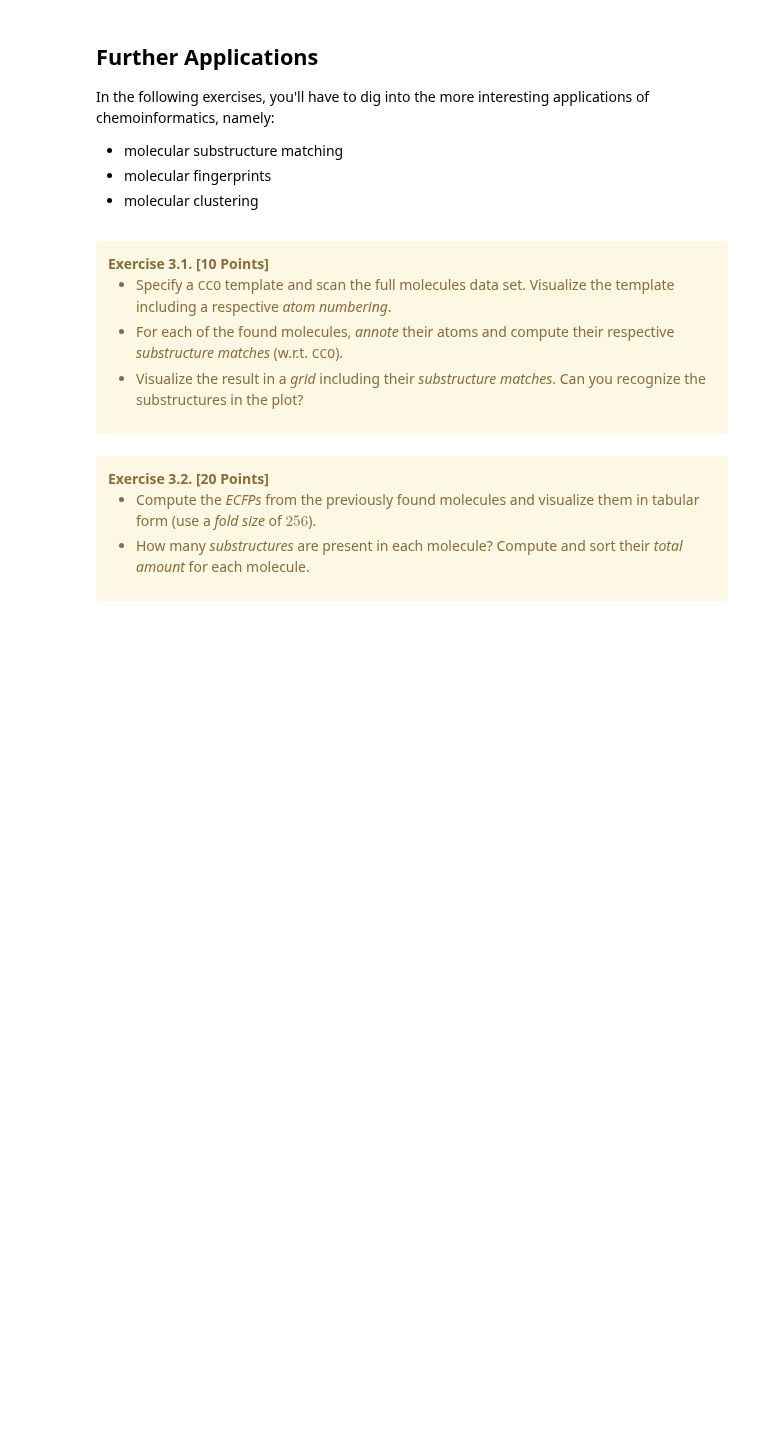
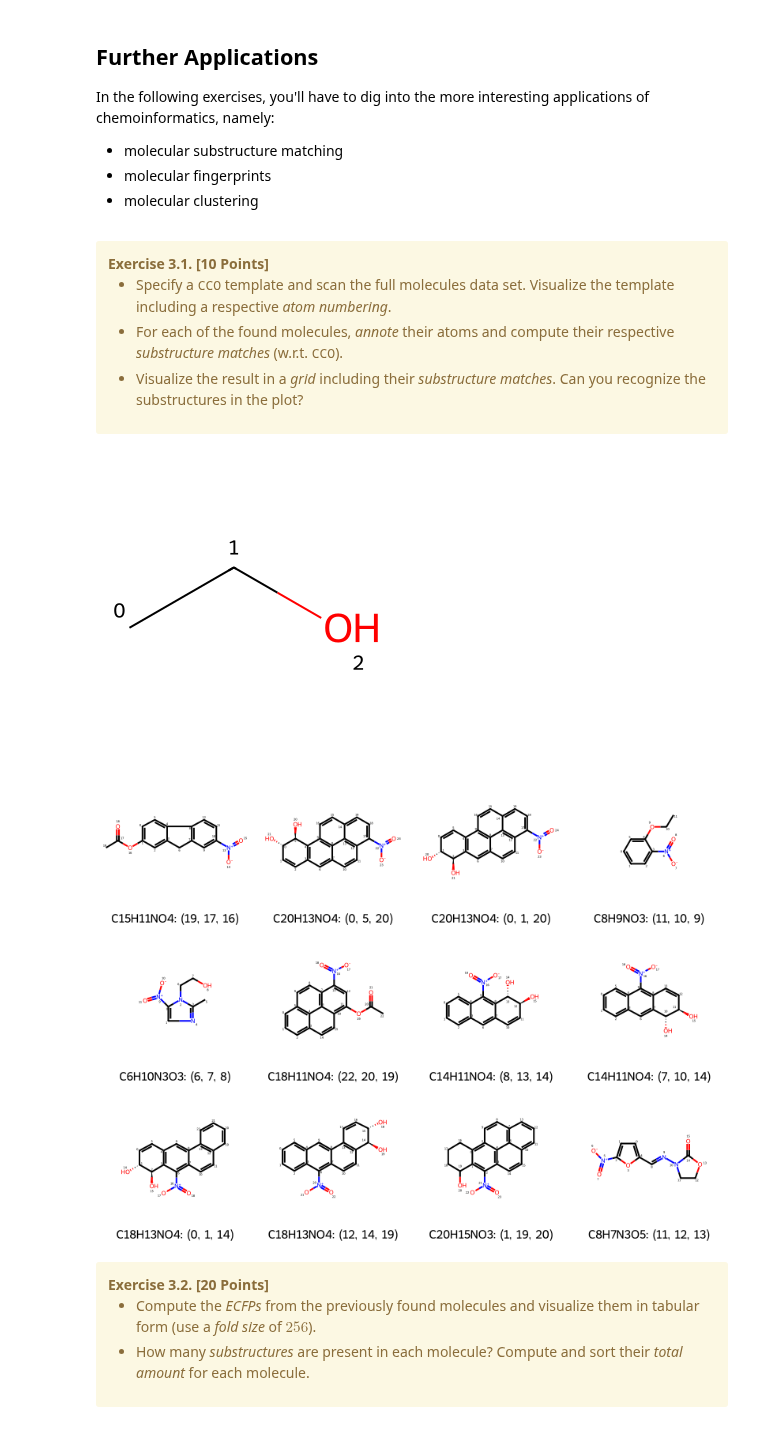
Before and after one commit to qtakmalay/JupyterProjects, a Jupyter notebook: Hands-on II/U3/U3_Assignment.ipynb, the cells around one changed output. Cells and saved outputs as stored; diff of their text form; code cells hidden in the pictures; blank space fills up the shorter version.

```diff
--- a/Hands-on II/U3/U3_Assignment.ipynb
+++ b/Hands-on II/U3/U3_Assignment.ipynb
@@ -146,3 +202,34 @@ def annotate_molecule_atoms(molecule: Chem.rdchem.Mol) -> Chem.rdchem.Mol:
+# %%
+def annotate_molecule_atoms_with_substrctr(molecule: Chem.rdchem.Mol) -> Chem.rdchem.Mol:
+    """
+    Annotate molecule atoms with its degree.
+
+    :param molecule: molecule to annotate
+    :return: annotated molecule
+    """
+    cco_pattern = Chem.MolFromSmiles('CCO')
+    molecule_annotated = deepcopy(molecule)
+    for atom in molecule_annotated.GetAtoms():
+        atom.SetProp('atomNote', str(atom.GetIdx()))
+    if molecule_annotated.HasSubstructMatch(cco_pattern):
+        molecule_annotated.SetProp('subStruct', str(molecule_annotated.GetSubstructMatch(cco_pattern)))
+    return molecule_annotated
+# %%
+
+cco_pattern = Chem.MolFromSmiles('CCO')
+cco_pattern_image = Chem.Draw.MolToImage(annotate_molecule_atoms_with_substrctr(cco_pattern))
+matched_molecules = list(annotate_molecule_atoms_with_substrctr(mol) for mol in data_molecules if mol.HasSubstructMatch(cco_pattern))
+display(cco_pattern_image)
+
+labels_for_stucts = [f'{mol.GetProp("Formula")}: {mol.GetProp("subStruct")}' for mol in matched_molecules]
+Chem.Draw.MolsToGridImage(
+    matched_molecules,
+    legends=labels_for_stucts,
+    maxMols=len(matched_molecules),
+    molsPerRow=4)
+# %% [output]
+[figure, added]
+[figure, added]
 # %% [markdown]
 <div class="alert alert-warning">
     <b>Exercise 3.2. [20 Points]</b>
```
Also changed, not shown: parts of 10 cells of this notebook, 1 other file.
